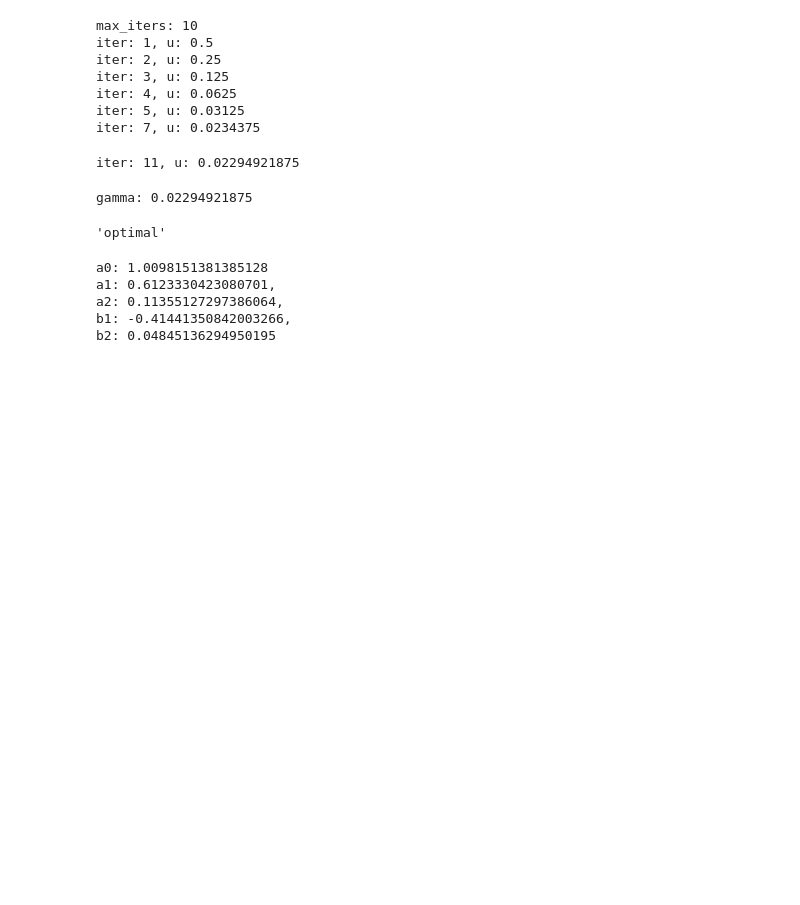
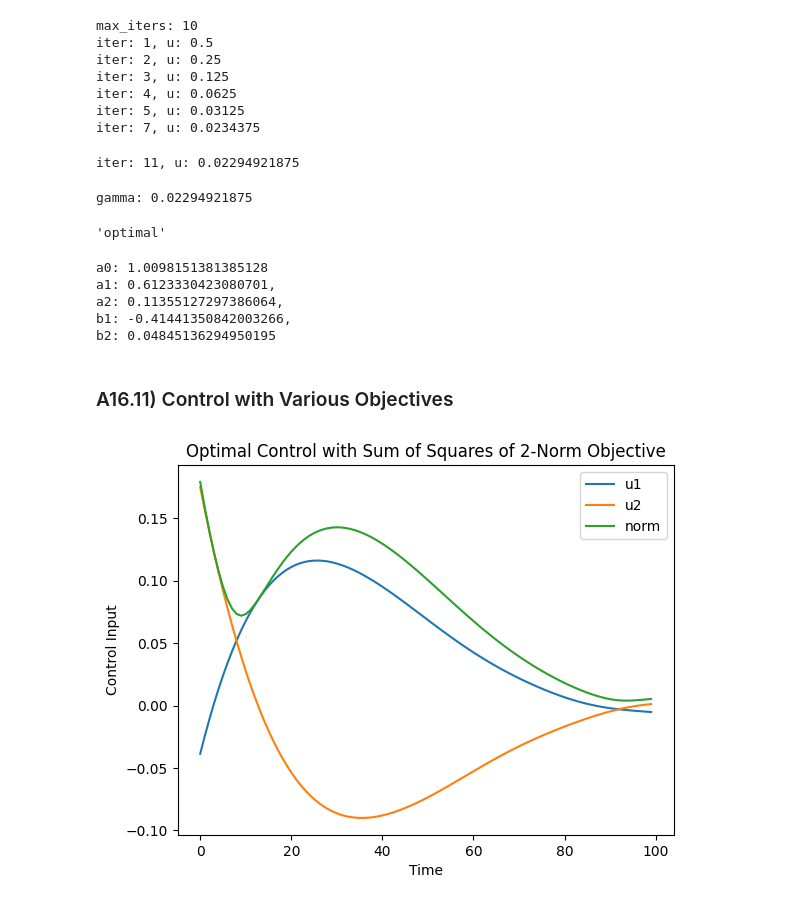
Before and after one commit to kylershu144/convex_optimization, a Jupyter notebook: hwk5.ipynb, the cells around one changed output. Saved outputs shown, nothing was run; the diff lists cells and outputs as text; code cells hidden in the pictures; blank space fills up the shorter version.

```diff
--- a/hwk5.ipynb
+++ b/hwk5.ipynb
@@ -91,3 +91,46 @@ a1: 0.6123330423080701,
 a2: 0.11355127297386064,
 b1: -0.41441350842003266,
 b2: 0.04845136294950195
+# %% [markdown]
+### A16.11) Control with Various Objectives ###
+# %%
+n = 4
+m = 2
+
+A = np.array([
+[ 0.95,  0.16,  0.12,  0.01],
+[-0.12,  0.98, -0.11, -0.03],
+[-0.16,  0.02,  0.98,  0.03],
+[-0.  ,  0.02, -0.04,  1.03],
+])
+
+B = np.array([
+[ 0.8 , 0. ],
+[ 0.1 , 0.2],
+[ 0.  , 0.8],
+[-0.2 , 0.1],
+])
+
+x_init = np.ones(n)
+
+T = 100
+# %%
+U = cp.Variable((m, T))
+X = cp.Variable((n, T+1))
+constraints = [X[:, 0] == x_init, X[:, -1] == np.zeros(n)]
+for t in range(T):
+    constraints += [X[:, t+1] == A @ X[:, t] + B @ U[:, t]]
+# %%
+obj16a = cp.Minimize(cp.sum(cp.sum_squares(U, axis=0)))
+prob16a = cp.Problem(obj16a, constraints)
+prob16a.solve()
+plt.plot(U.value[0, :], label='u1')
+plt.plot(U.value[1, :], label='u2')
+plt.plot(np.linalg.norm(U.value, axis=0), label='norm')
+plt.legend()
+plt.xlabel('Time')
+plt.ylabel('Control Input')
+plt.title('Optimal Control with Sum of Squares of 2-Norm Objective')
+plt.show()
+# %% [output]
+[figure, added]
```
Also changed, not shown: parts of 17 cells of this notebook, 5 other files.
